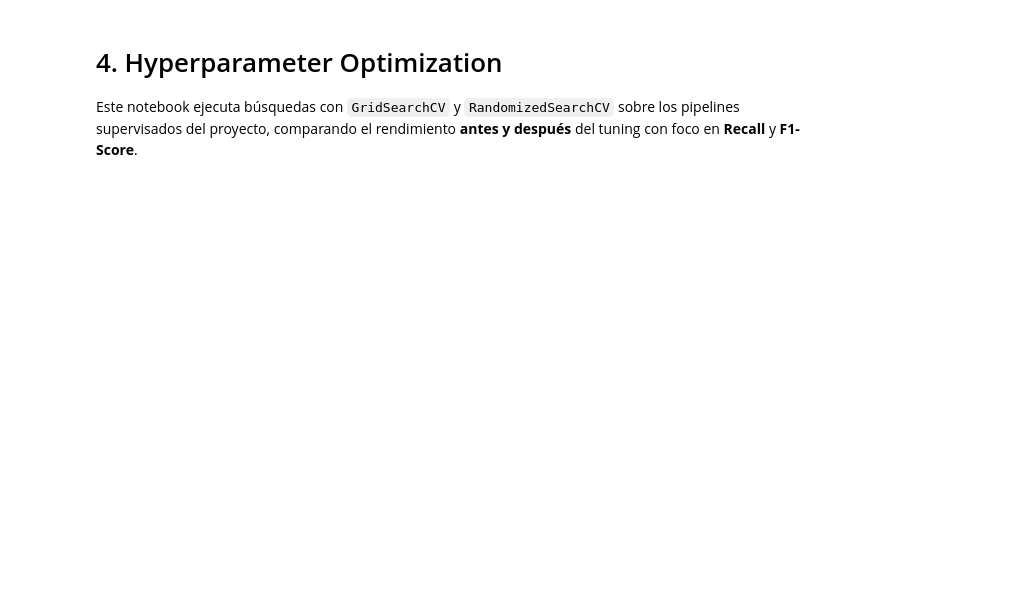
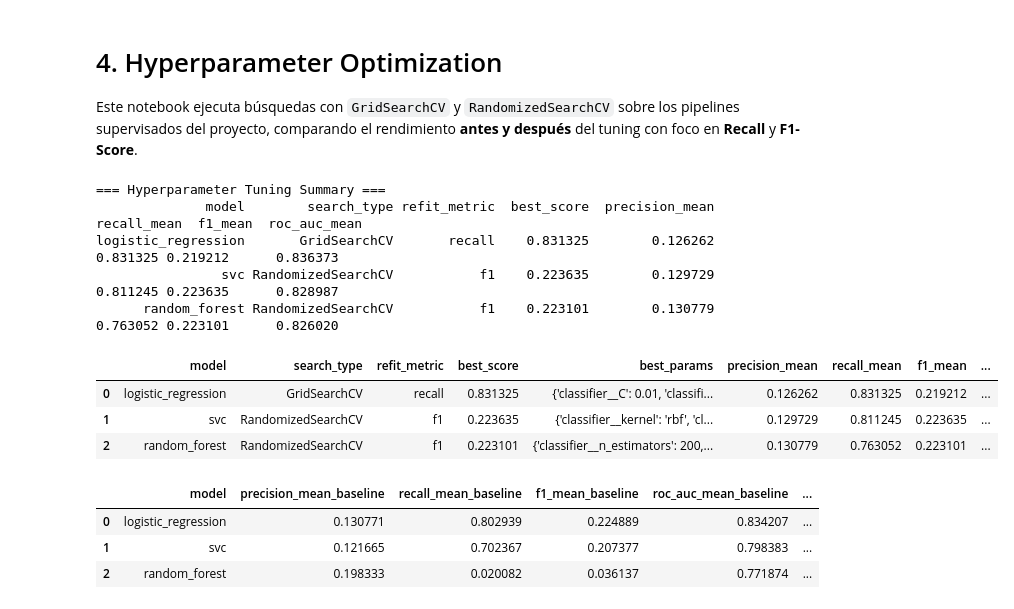
Before and after one commit to MauricioTapia84/EDA-ACV, a Jupyter notebook: notebooks/04_hyperparameter_optimization.ipynb, the cells around one changed output. Cells and saved outputs as stored; diff of their text form; code cells hidden in the pictures; blank space fills up the shorter version.

```diff
--- a/notebooks/04_hyperparameter_optimization.ipynb
+++ b/notebooks/04_hyperparameter_optimization.ipynb
@@ -73,32 +73,42 @@ model_pipelines = {
     for name, estimator in model_registry.items()
 }
 
-cv = build_stratified_kfold(n_splits=5, random_state=42)
+cv_tuning = build_stratified_kfold(n_splits=3, random_state=42)
 baseline_summary = pd.read_csv(metrics_dir / 'baseline_model_comparison.csv')
 # %%
 searches, tuned_summary = tune_all_models(
     model_pipelines=model_pipelines,
     X=X_raw,
     y=y_raw,
-    cv=cv,
+    cv=cv_tuning,
     random_state=42,
     n_jobs=1,
     verbose=0,
-    n_iter_overrides={'random_forest': 12, 'svc': 10},
+    n_iter_overrides={'random_forest': 6, 'svc': 5},
 )
 
 tuned_summary = tuned_summary.sort_values(
     by=['recall_mean', 'f1_mean', 'roc_auc_mean', 'precision_mean'],
     ascending=[False, False, False, False],
 ).reset_index(drop=True)
 
 print_tuning_summary(tuned_summary)
 tuned_summary.to_csv(metrics_dir / 'tuned_model_comparison.csv', index=False)
 tuned_summary.to_json(metrics_dir / 'tuned_model_comparison.json', orient='records', indent=2)
 
 best_params_payload = {name: search.best_params_ for name, search in searches.items()}
 (metrics_dir / 'tuned_best_params.json').write_text(json.dumps(best_params_payload, indent=2))
 tuned_summary
+# %% [output]
+=== Hyperparameter Tuning Summary ===
+              model        search_type refit_metric  best_score  precision_mean  recall_mean  f1_mean  roc_auc_mean
+logistic_regression       GridSearchCV       recall    0.831325        0.126262     0.831325 0.219212      0.836373
+                svc RandomizedSearchCV           f1    0.223635        0.129729     0.811245 0.223635      0.828987
+      random_forest RandomizedSearchCV           f1    0.223101        0.130779     0.763052 0.223101      0.826020
+|  | model | search_type | refit_metric | best_score | best_params | precision_mean | recall_mean | f1_mean | ... |
+| 0 | logistic_regression | GridSearchCV | recall | 0.831325 | {'classifier__C': 0.01, 'classifi... | 0.126262 | 0.831325 | 0.219212 | ... |
+| 1 | svc | RandomizedSearchCV | f1 | 0.223635 | {'classifier__kernel': 'rbf', 'cl... | 0.129729 | 0.811245 | 0.223635 | ... |
+| 2 | random_forest | RandomizedSearchCV | f1 | 0.223101 | {'classifier__n_estimators': 200,... | 0.130779 | 0.763052 | 0.223101 | ... |
 # %%
 comparison_before_after = baseline_summary[['model', 'precision_mean', 'recall_mean', 'f1_mean', 'roc_auc_mean']].merge(
     tuned_summary[['model', 'precision_mean', 'recall_mean', 'f1_mean', 'roc_auc_mean']],
@@ -109,6 +119,11 @@ comparison_before_after = baseline_summary[['model', 'precision_mean', 'recall_m
 comparison_before_after.to_csv(metrics_dir / 'before_after_tuning_comparison.csv', index=False)
 comparison_before_after.to_json(metrics_dir / 'before_after_tuning_comparison.json', orient='records', indent=2)
 comparison_before_after
+# %% [output]
+|  | model | precision_mean_baseline | recall_mean_baseline | f1_mean_baseline | roc_auc_mean_baseline | ... |
+| 0 | logistic_regression | 0.130771 | 0.802939 | 0.224889 | 0.834207 | ... |
+| 1 | svc | 0.121665 | 0.702367 | 0.207377 | 0.798383 | ... |
+| 2 | random_forest | 0.198333 | 0.020082 | 0.036137 | 0.771874 | ... |
 # %%
 plot_rows = []
 for _, row in comparison_before_after.iterrows():
```
Also changed, not shown: parts of 4 cells of this notebook, 39 other files.
